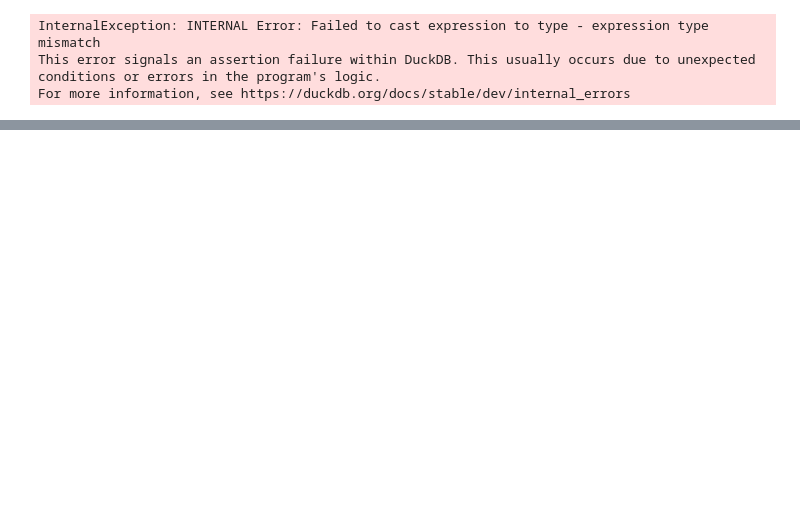
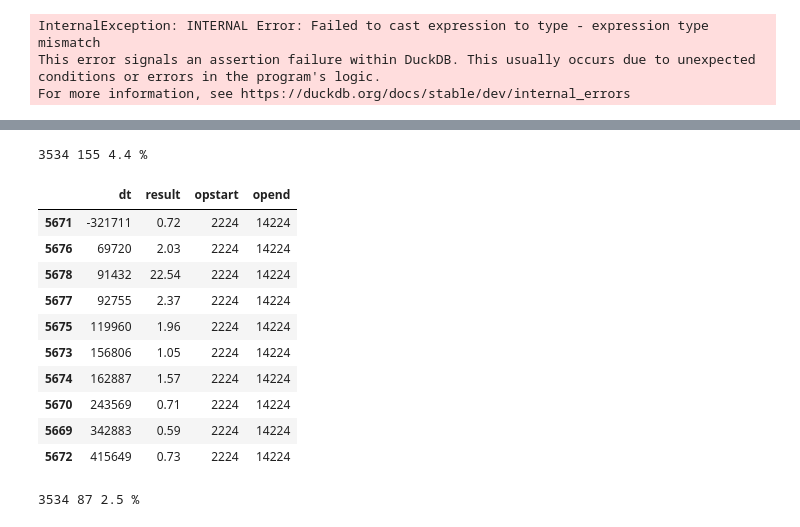
Before and after one commit to zhendai123/postop-aki-vitaldb, a Jupyter notebook: 01_vitaldb_explore.ipynb, the cells around one changed output, grey strips where cells are left out. Drawn from its saved outputs; the diff is of its cells as text; code cells hidden in the pictures; blank space fills up the shorter version.

```diff
--- a/01_vitaldb_explore.ipynb
+++ b/01_vitaldb_explore.ipynb
@@ -245,3 +239,22 @@ FROM (
 InternalException: INTERNAL Error: Failed to cast expression to type - expression type mismatch
 This error signals an assertion failure within DuckDB. This usually occurs due to unexpected conditions or errors in the program's logic.
 For more information, see https://duckdb.org/docs/stable/dev/internal_errors
+# %%
+import pandas as pd
+
+lab = pd.read_csv('D:/akiml_data/vitaldb/lab_data.csv')
+clin = pd.read_csv('D:/akiml_data/vitaldb/clinical_data.csv')
+
+cr = lab[lab['name'] == 'cr'].merge(
+    clin[['caseid','opstart','opend']], on='caseid', how='inner')
+cr = cr[(cr['result'] >= 0.2) & (cr['result'] <= 25)].copy()
+
+pre = cr[(cr['dt'] <= cr['opstart']) & (cr['dt'] >= cr['opstart'] - 7*86400)]
+base = (pre.sort_values('dt', ascending=False)
+            .drop_duplicates('caseid')[['caseid','result']]
+            .rename(columns={'result':'baseline_cr'}))
+
+base['bucket'] = pd.cut(base['baseline_cr'], bins=[0,0.5,0.7,1.0,1.5,99],
+                        labels=['<0.5','0.5-0.7','0.7-1.0','1.0-1.5','>=1.5'],
+                        right=False)
+base['bucket'].value_counts().sort_index()
@@ -247,0 +345,36 @@ For more information, see https://duckdb.org/docs/stable/dev/internal_errors
+# %%
+df = (base.merge(max48, on='caseid', how='left')
+          .merge(max7, on='caseid', how='left'))
+df['aki'] = ((df['cr_max_48h'] >= df['baseline_cr'] + 0.3) |
+             (df['cr_max_7d'] >= df['baseline_cr'] * 1.5)).astype(int)
+print(len(df), df['aki'].sum(), round(100*df['aki'].mean(), 1), '%')
+# %% [output]
+3534 155 4.4 %
+# %%
+cr[cr['caseid'] == 988].sort_values('dt')[['dt','result','opstart','opend']]
+# %% [output]
+|  | dt | result | opstart | opend |
+| 5671 | -321711 | 0.72 | 2224 | 14224 |
+| 5676 | 69720 | 2.03 | 2224 | 14224 |
+| 5678 | 91432 | 22.54 | 2224 | 14224 |
+| 5677 | 92755 | 2.37 | 2224 | 14224 |
+| 5675 | 119960 | 1.96 | 2224 | 14224 |
+| 5673 | 156806 | 1.05 | 2224 | 14224 |
+| 5674 | 162887 | 1.57 | 2224 | 14224 |
+| 5670 | 243569 | 0.71 | 2224 | 14224 |
+| 5669 | 342883 | 0.59 | 2224 | 14224 |
+| 5672 | 415649 | 0.73 | 2224 | 14224 |
+# %%
+crb = cr.merge(base[['caseid','baseline_cr']], on='caseid', how='inner')
+p48 = crb[(crb['dt'] >= crb['opend']) & (crb['dt'] <= crb['opend'] + 2*86400)]
+p7  = crb[(crb['dt'] >= crb['opend']) & (crb['dt'] <= crb['opend'] + 7*86400)]
+n48 = p48[p48['result'] >= p48['baseline_cr'] + 0.3].groupby('caseid').size()
+n7  = p7[p7['result'] >= p7['baseline_cr'] * 1.5].groupby('caseid').size()
+
+df2 = base[['caseid','baseline_cr']].copy()
+df2['n_elev48'] = df2['caseid'].map(n48).fillna(0).astype(int)
+df2['n_elev7']  = df2['caseid'].map(n7).fillna(0).astype(int)
+df2['aki_confirmed'] = ((df2['n_elev48'] >= 2) | (df2['n_elev7'] >= 2)).astype(int)
+print(len(df2), df2['aki_confirmed'].sum(), round(100*df2['aki_confirmed'].mean(),1), '%')
+# %% [output]
+3534 87 2.5 %
```
Also changed, not shown: parts of 10 cells of this notebook.
